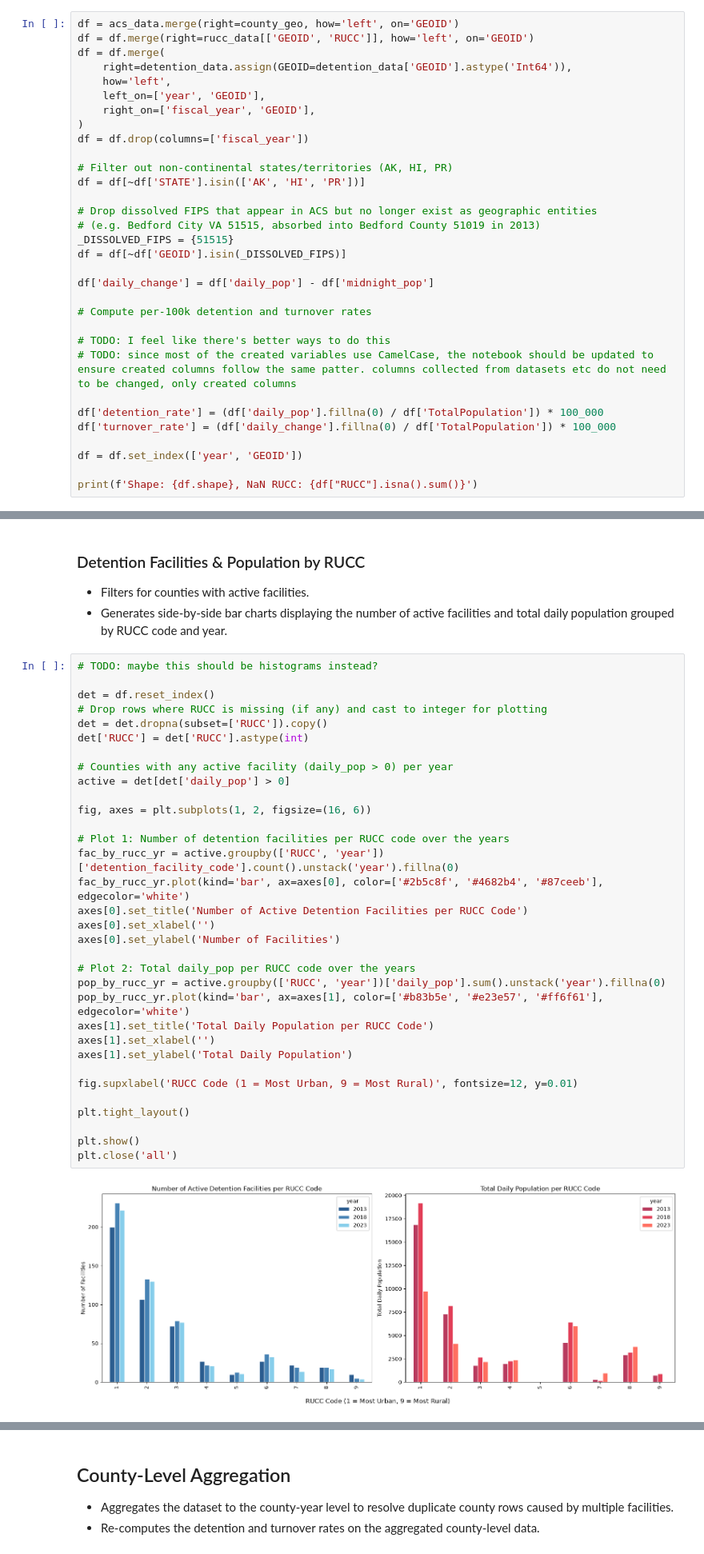
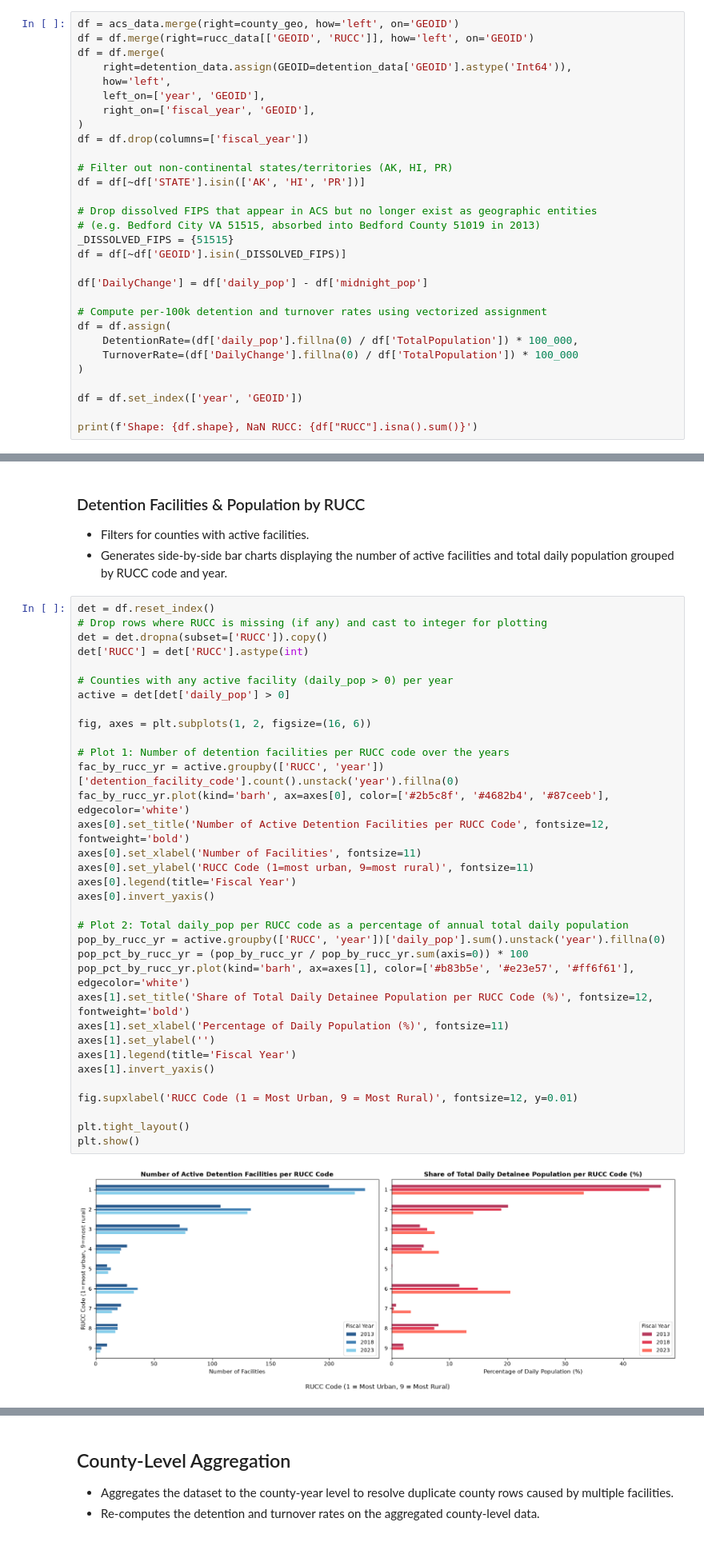
Before and after one commit to steveg-ds/RHIP, a Jupyter notebook: RSS-Analysis.ipynb, the cells around one changed output, grey strips where cells are left out. Shown at 80% size. Drawn from its saved outputs; the diff is of its cells as text.

```diff
--- a/RSS-Analysis.ipynb
+++ b/RSS-Analysis.ipynb
@@ -391,15 +532,13 @@ df = df[~df['STATE'].isin(['AK', 'HI', 'PR'])]
 _DISSOLVED_FIPS = {51515}
 df = df[~df['GEOID'].isin(_DISSOLVED_FIPS)]
 
-df['daily_change'] = df['daily_pop'] - df['midnight_pop']
+df['DailyChange'] = df['daily_pop'] - df['midnight_pop']
 
-# Compute per-100k detention and turnover rates
-
-# TODO: I feel like there's better ways to do this
-# TODO: since most of the created variables use CamelCase, the notebook should be updated to ensure created columns follow the same patter. columns collected from datasets etc do not need to be changed, only created columns
-
-df['detention_rate'] = (df['daily_pop'].fillna(0) / df['TotalPopulation']) * 100_000
-df['turnover_rate'] = (df['daily_change'].fillna(0) / df['TotalPopulation']) * 100_000
+# Compute per-100k detention and turnover rates using vectorized assignment
+df = df.assign(
+    DetentionRate=(df['daily_pop'].fillna(0) / df['TotalPopulation']) * 100_000,
+    TurnoverRate=(df['DailyChange'].fillna(0) / df['TotalPopulation']) * 100_000
+)
 
 df = df.set_index(['year', 'GEOID'])
 
@@ -531,37 +721,38 @@ plt.close('all') #TODO: remove all lines like this
 - Filters for counties with active facilities.
 - Generates side-by-side bar charts displaying the number of active facilities and total daily population grouped by RUCC code and year.
 # %%
-# TODO: maybe this should be histograms instead?
-
 det = df.reset_index()
 # Drop rows where RUCC is missing (if any) and cast to integer for plotting
 det = det.dropna(subset=['RUCC']).copy()
 det['RUCC'] = det['RUCC'].astype(int)
 
 # Counties with any active facility (daily_pop > 0) per year
 active = det[det['daily_pop'] > 0]
 
 fig, axes = plt.subplots(1, 2, figsize=(16, 6))
 
 # Plot 1: Number of detention facilities per RUCC code over the years
 fac_by_rucc_yr = active.groupby(['RUCC', 'year'])['detention_facility_code'].count().unstack('year').fillna(0)
-fac_by_rucc_yr.plot(kind='bar', ax=axes[0], color=['#2b5c8f', '#4682b4', '#87ceeb'], edgecolor='white')
-axes[0].set_title('Number of Active Detention Facilities per RUCC Code')
-axes[0].set_xlabel('')
-axes[0].set_ylabel('Number of Facilities')
+fac_by_rucc_yr.plot(kind='barh', ax=axes[0], color=['#2b5c8f', '#4682b4', '#87ceeb'], edgecolor='white')
+axes[0].set_title('Number of Active Detention Facilities per RUCC Code', fontsize=12, fontweight='bold')
+axes[0].set_xlabel('Number of Facilities', fontsize=11)
+axes[0].set_ylabel('RUCC Code (1=most urban, 9=most rural)', fontsize=11)
+axes[0].legend(title='Fiscal Year')
+axes[0].invert_yaxis()
 
-# Plot 2: Total daily_pop per RUCC code over the years
+# Plot 2: Total daily_pop per RUCC code as a percentage of annual total daily population
 pop_by_rucc_yr = active.groupby(['RUCC', 'year'])['daily_pop'].sum().unstack('year').fillna(0)
-pop_by_rucc_yr.plot(kind='bar', ax=axes[1], color=['#b83b5e', '#e23e57', '#ff6f61'], edgecolor='white')
-axes[1].set_title('Total Daily Population per RUCC Code')
-axes[1].set_xlabel('')
-axes[1].set_ylabel('Total Daily Population')
+pop_pct_by_rucc_yr = (pop_by_rucc_yr / pop_by_rucc_yr.sum(axis=0)) * 100
+pop_pct_by_rucc_yr.plot(kind='barh', ax=axes[1], color=['#b83b5e', '#e23e57', '#ff6f61'], edgecolor='white')
+axes[1].set_title('Share of Total Daily Detainee Population per RUCC Code (%)', fontsize=12, fontweight='bold')
+axes[1].set_xlabel('Percentage of Daily Population (%)', fontsize=11)
+axes[1].set_ylabel('')
+axes[1].legend(title='Fiscal Year')
+axes[1].invert_yaxis()
 
 fig.supxlabel('RUCC Code (1 = Most Urban, 9 = Most Rural)', fontsize=12, y=0.01)
 
 plt.tight_layout()
-
 plt.show()
-plt.close('all')
 # %% [output]
-[figure, old version]
+[figure, new version]
```
Also changed, not shown: parts of 39 cells of this notebook, 18 other files.
